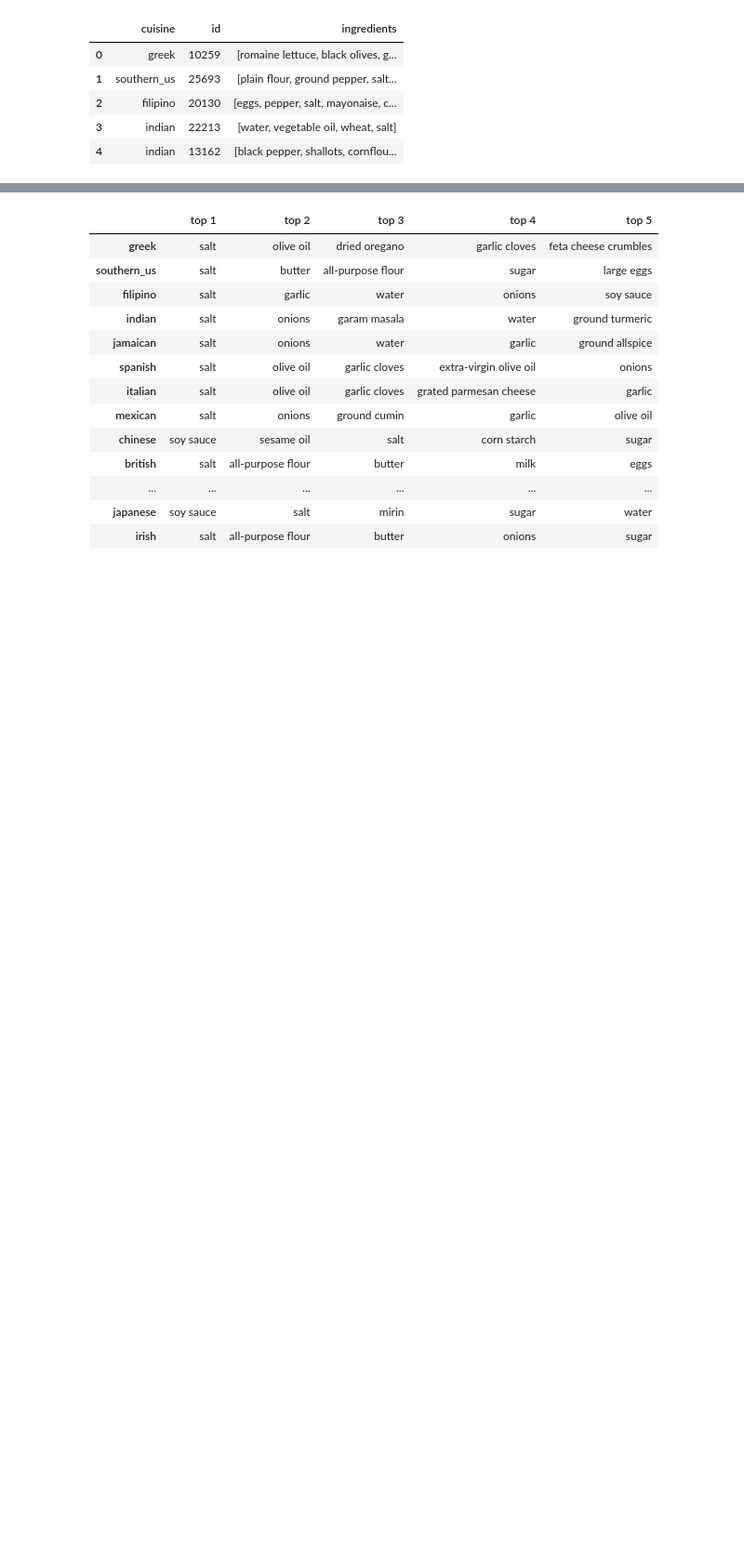
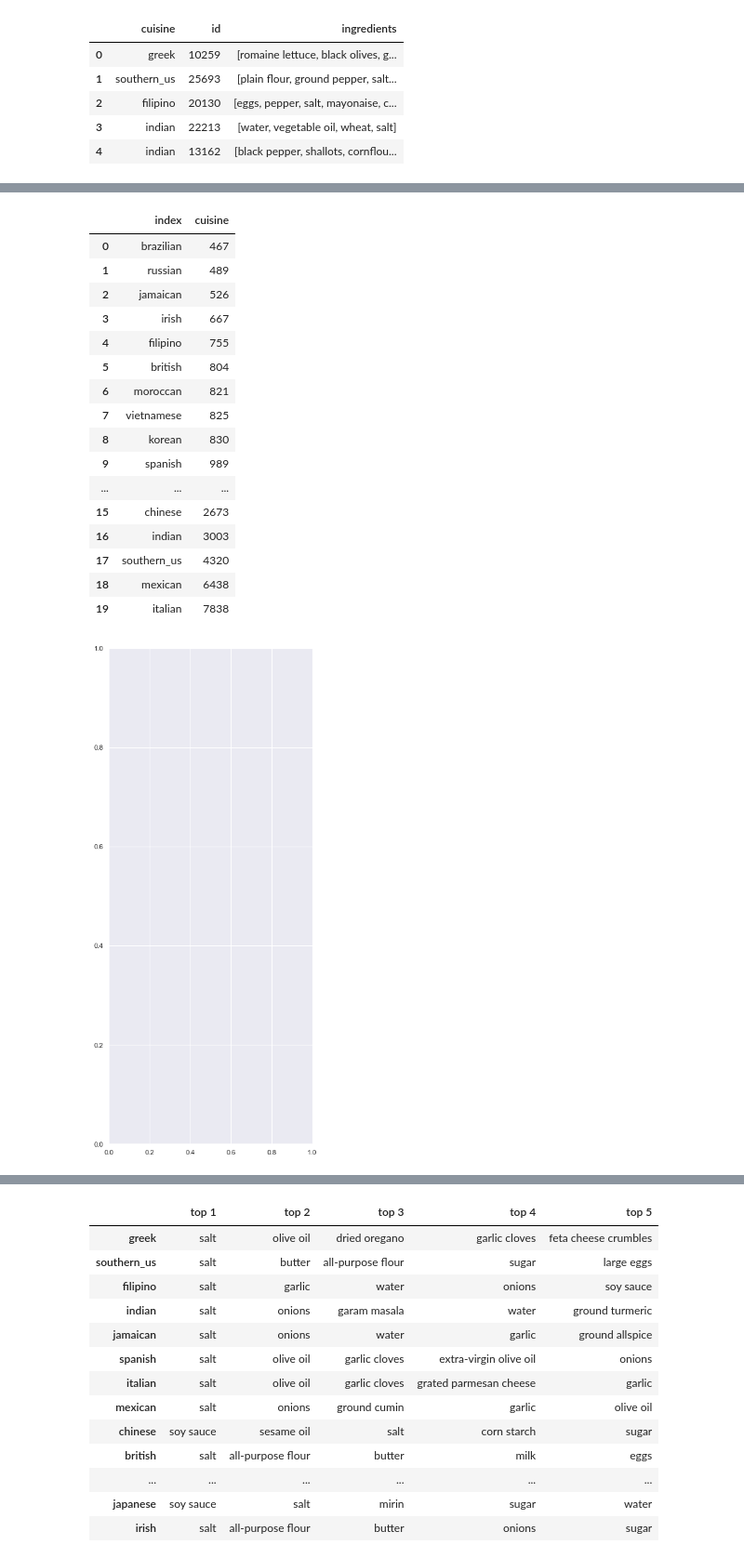
Before and after one commit to kamckeev/cuisine-query, a Jupyter notebook: seaborn_donuts.ipynb, the cells around one changed output, grey strips where cells are left out. Shown at 93% size. Cells and saved outputs as stored; diff of their text form; code cells hidden in the pictures; blank space fills up the shorter version.

```diff
--- a/seaborn_donuts.ipynb
+++ b/seaborn_donuts.ipynb
@@ -44,3 +44,29 @@ plt.savefig('pie.png')
 # %%
 # total
+# %%
+sns.set(color_codes=True)
+f, ax = plt.subplots(figsize=(6, 15))
+total=df['cuisine'].value_counts().sort_values()
+total=total.reset_index()
+
+total
+# %% [output]
+|  | index | cuisine |
+| 0 | brazilian | 467 |
+| 1 | russian | 489 |
+| 2 | jamaican | 526 |
+| 3 | irish | 667 |
+| 4 | filipino | 755 |
+| 5 | british | 804 |
+| 6 | moroccan | 821 |
+| 7 | vietnamese | 825 |
+| 8 | korean | 830 |
+| 9 | spanish | 989 |
+| ... | ... | ... |
+| 15 | chinese | 2673 |
+| 16 | indian | 3003 |
+| 17 | southern_us | 4320 |
+| 18 | mexican | 6438 |
+| 19 | italian | 7838 |
+[figure, added]
 # %%
```
Also changed, not shown: parts of 4 cells of this notebook, 8 other files.
